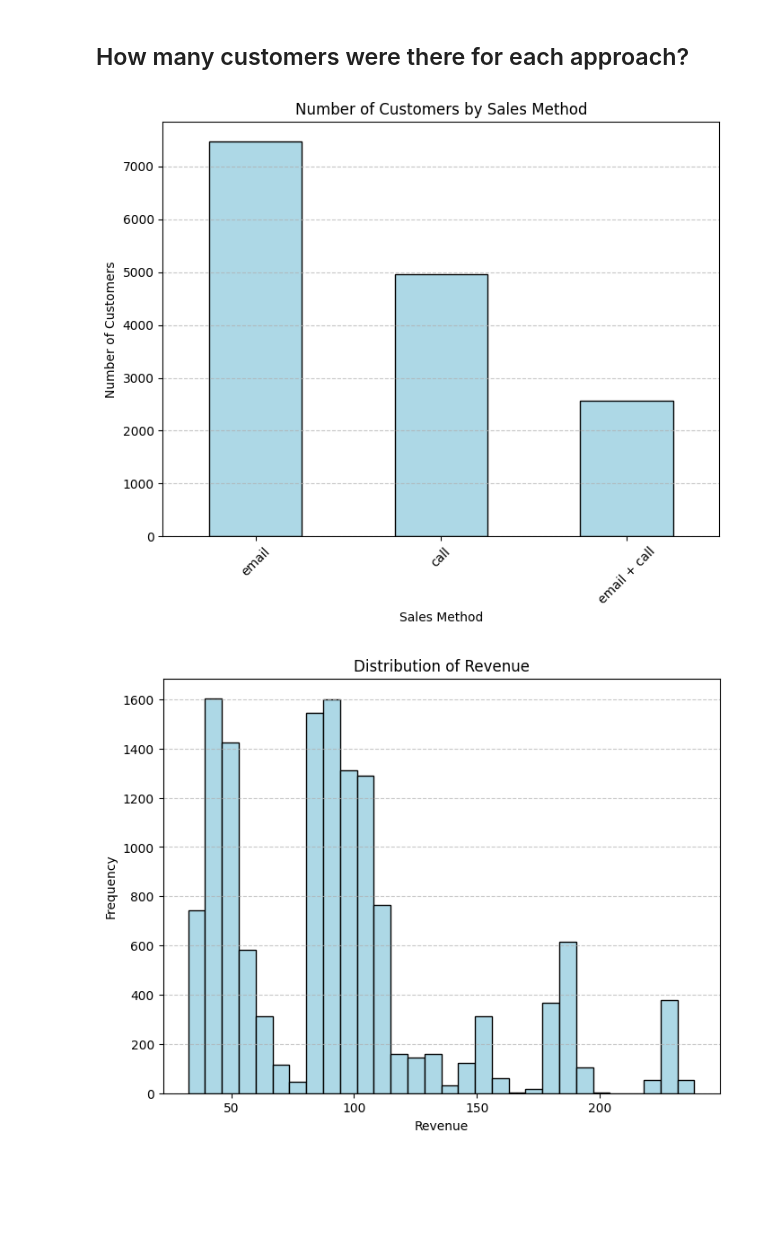
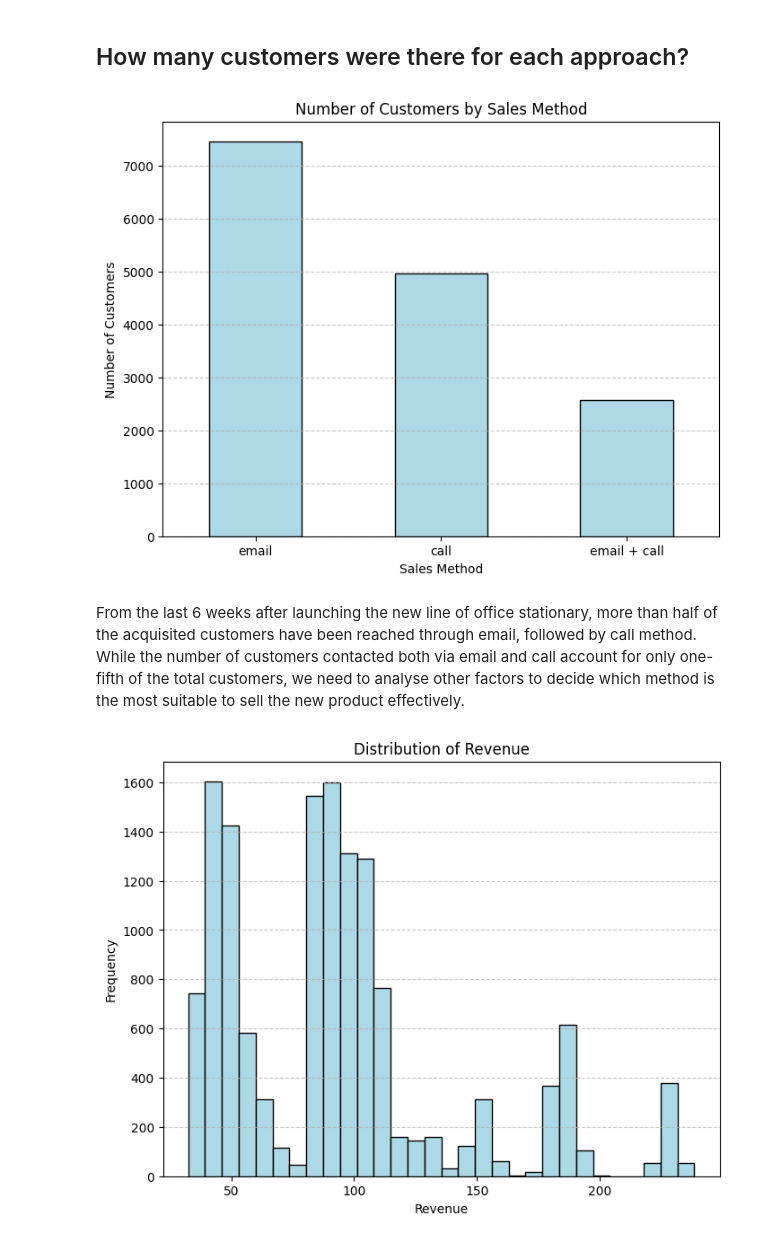
Before and after one commit to ethanaire/Datacamp-Dataquest-Data-Analysis-Projects, a Jupyter notebook: Data Analyst Practical Exam.ipynb, the cells around one changed output. Cells and saved outputs as stored; diff of their text form; code cells hidden in the pictures; blank space fills up the shorter version.

```diff
--- a/Data Analyst Practical Exam.ipynb
+++ b/Data Analyst Practical Exam.ipynb
@@ -5,7 +5,7 @@ import pandas as pd
 import numpy as np
 import matplotlib.pyplot as plt
 # %%
-data = pd.read_csv('product_sales.csv')
+data = pd.read_csv('Data/product_sales.csv')
 data.info()
 # %% [output]
 <class 'pandas.core.frame.DataFrame'>
@@ -55,19 +55,21 @@ After the data validation, the dataset contains **15000 rows and 8 columns** wit
 # %%
 # Count customers per sales method
 customer_counts = data["sales_method"].value_counts()
 
 # Create bar chart
 plt.figure(figsize=(8, 6))
 customer_counts.plot(kind="bar", color="lightblue", edgecolor="black")
 plt.title("Number of Customers by Sales Method")
 plt.xlabel("Sales Method")
 plt.ylabel("Number of Customers")
-plt.xticks(rotation=45)
+plt.xticks(rotation=0)
 plt.grid(axis="y", linestyle="--", alpha=0.7)
 plt.savefig("customer_counts_bar_chart.png")
 plt.show()
 # %% [output]
-[figure, old version]
+[figure, new version]
+# %% [markdown]
+From the last 6 weeks after launching the new line of office stationary, more than half of the acquisited customers have been reached through email, followed by call method. While the number of customers contacted both via email and call account for only one-fifth of the total customers, we need to analyse other factors to decide which method is the most suitable to sell the new product effectively.
 # %%
 # Visualization 1: Histogram of overall revenue
 plt.figure(figsize=(8, 6))
```
Also changed, not shown: parts of 1 cell of this notebook.
